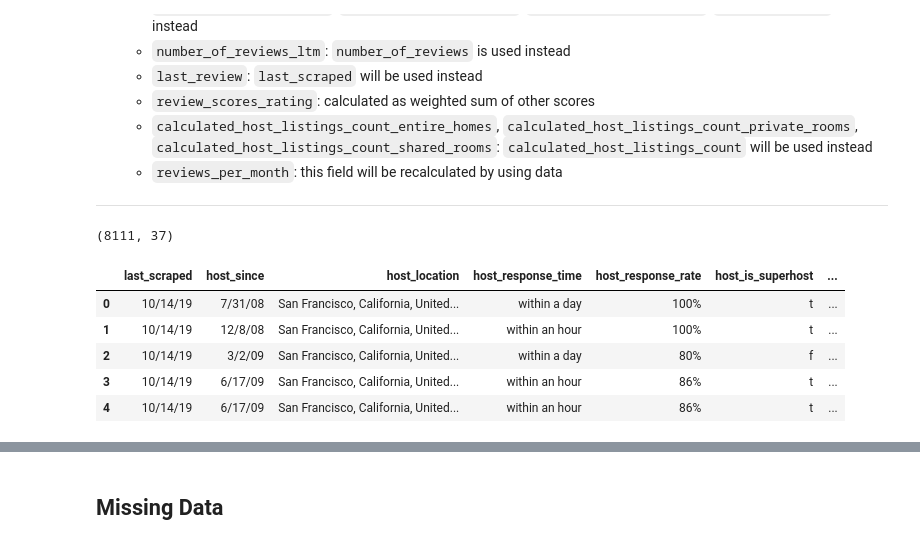
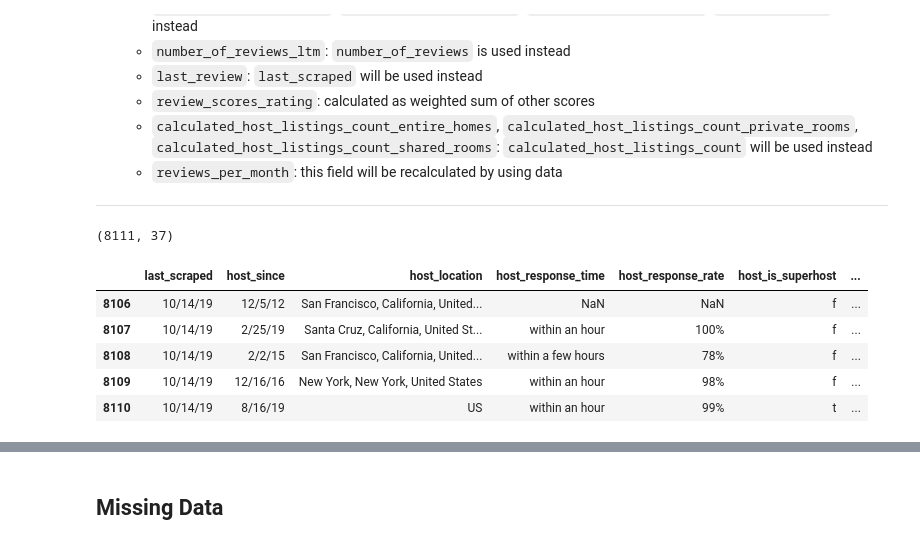
Before and after one commit to pe44enka/AirbnbPricePrediction, a Jupyter notebook: DataAnalysis.ipynb, the cells around one changed output, grey strips where cells are left out. Cells and saved outputs as stored; diff of their text form; code cells hidden in the pictures.

```diff
--- a/DataAnalysis.ipynb
+++ b/DataAnalysis.ipynb
@@ -182,24 +182,28 @@ I drop all following uninformative columns as long as they:
 
 ---
 # %%
-uninform_cols = ['id', 'listing_url', 'scrape_id', 'last_review', 'name', 'experiences_offered', 'thumbnail_url', 'medium_url', 'picture_url', 'xl_picture_url',
-                'host_id', 'host_url', 'host_name', 'host_acceptance_rate', 'host_thumbnail_url', 'host_picture_url', 'host_neighbourhood', 'host_listings_count',
-                 'host_total_listings_count', 'host_verifications', 'street', 'neighbourhood', 'neighbourhood_group_cleansed', 'city', 'state', 'zipcode', 'market',
-                 'smart_location', 'country', 'country_code', 'is_location_exact', 'square_feet', 'weekly_price', 'monthly_price', 'minimum_minimum_nights',
-                 'maximum_minimum_nights', 'minimum_maximum_nights', 'maximum_maximum_nights', 'minimum_nights_avg_ntm', 'maximum_nights_avg_ntm', 'calendar_updated',
-                 'has_availability', 'availability_30', 'availability_60', 'availability_90', 'availability_365','calendar_last_scraped', 'number_of_reviews_ltm',
-                 'review_scores_rating', 'license', 'requires_license', 'jurisdiction_names', 'is_business_travel_ready', 'calculated_host_listings_count_entire_homes',
-                 'calculated_host_listings_count_private_rooms', 'calculated_host_listings_count', 'reviews_per_month']
+uninform_cols = ['id', 'listing_url', 'scrape_id', 'last_review', 'name', 'experiences_offered', 'thumbnail_url',
+                 'medium_url', 'picture_url', 'xl_picture_url', 'host_id', 'host_url', 'host_name', 'host_acceptance_rate',
+                 'host_thumbnail_url', 'host_picture_url', 'host_neighbourhood', 'host_listings_count',
+                 'host_total_listings_count', 'host_verifications', 'street', 'neighbourhood', 'neighbourhood_group_cleansed',
+                 'city', 'state', 'zipcode', 'market', 'smart_location', 'country', 'country_code', 'is_location_exact',
+                 'square_feet', 'weekly_price', 'monthly_price', 'minimum_minimum_nights', 'maximum_minimum_nights',
+                 'minimum_maximum_nights', 'maximum_maximum_nights', 'minimum_nights_avg_ntm', 'maximum_nights_avg_ntm',
+                 'calendar_updated', 'has_availability', 'availability_30', 'availability_60', 'availability_90',
+                 'availability_365','calendar_last_scraped', 'number_of_reviews_ltm', 'review_scores_rating', 'license',
+                 'requires_license', 'jurisdiction_names', 'is_business_travel_ready',
+                 'calculated_host_listings_count_entire_homes', 'calculated_host_listings_count_private_rooms',
+                 'calculated_host_listings_count', 'reviews_per_month']
 text_cols = ['summary', 'space', 'description', 'neighborhood_overview', 'notes', 'transit', 'access', 'interaction', 'house_rules', 'host_about']
 geo_data = ['latitude', 'longitude']
 df = data.drop(columns=uninform_cols).drop(columns=text_cols).drop(columns=geo_data)
 print(df.shape)
-df.head()
+df.tail()
 # %% [output]
 (8111, 37)
 |  | last_scraped | host_since | host_location | host_response_time | host_response_rate | host_is_superhost | ... |
-| 0 | 10/14/19 | 7/31/08 | San Francisco, California, United... | within a day | 100% | t | ... |
-| 1 | 10/14/19 | 12/8/08 | San Francisco, California, United... | within an hour | 100% | t | ... |
-| 2 | 10/14/19 | 3/2/09 | San Francisco, California, United... | within a day | 80% | f | ... |
-| 3 | 10/14/19 | 6/17/09 | San Francisco, California, United... | within an hour | 86% | t | ... |
-| 4 | 10/14/19 | 6/17/09 | San Francisco, California, United... | within an hour | 86% | t | ... |
+| 8106 | 10/14/19 | 12/5/12 | San Francisco, California, United... | NaN | NaN | f | ... |
+| 8107 | 10/14/19 | 2/25/19 | Santa Cruz, California, United St... | within an hour | 100% | f | ... |
+| 8108 | 10/14/19 | 2/2/15 | San Francisco, California, United... | within a few hours | 78% | f | ... |
+| 8109 | 10/14/19 | 12/16/16 | New York, New York, United States | within an hour | 98% | f | ... |
+| 8110 | 10/14/19 | 8/16/19 | US | within an hour | 99% | t | ... |
```
Also changed, not shown: parts of 4 cells of this notebook.
